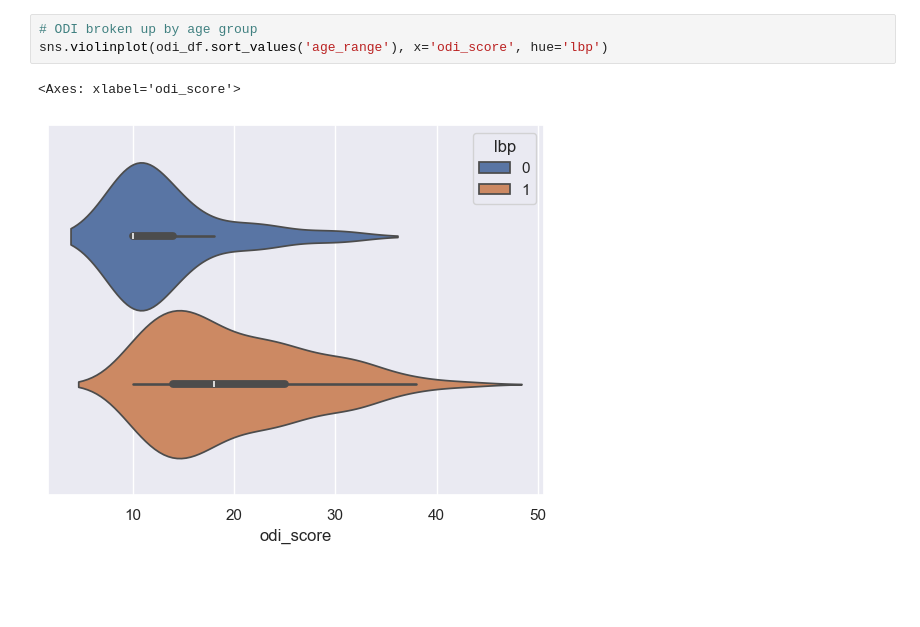
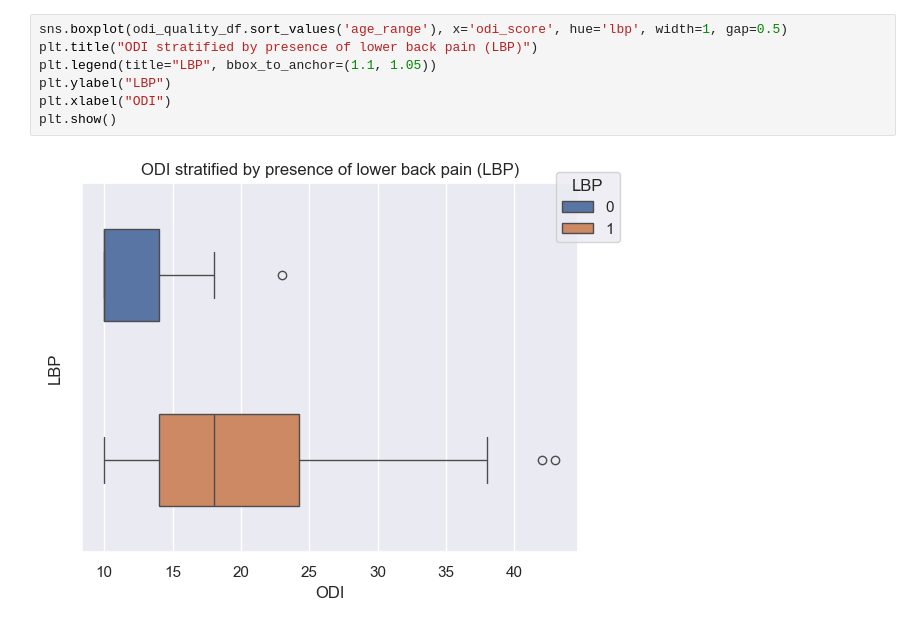
Before and after one commit to evanyfyip/vm-spinal-risk, a Jupyter notebook: vm-spinal-risk/notebooks/normative_odi_eda.ipynb, the cells around one changed output. Drawn from its saved outputs; the diff is of its cells as text; blank space fills up the shorter version.

```diff
--- a/vm-spinal-risk/notebooks/normative_odi_eda.ipynb
+++ b/vm-spinal-risk/notebooks/normative_odi_eda.ipynb
@@ -358,6 +124,9 @@ sns.boxplot(odi_df.sort_values('age_range'), x='odi_score', hue='lbp')
-# %%
-# ODI broken up by age group
-sns.violinplot(odi_df.sort_values('age_range'), x='odi_score', hue='lbp')
-# %% [output]
-<Axes: xlabel='odi_score'>
-[figure, removed]
+# %%
+sns.boxplot(odi_quality_df.sort_values('age_range'), x='odi_score', hue='lbp', width=1, gap=0.5)
+plt.title("ODI stratified by presence of lower back pain (LBP)")
+plt.legend(title="LBP", bbox_to_anchor=(1.1, 1.05))
+plt.ylabel("LBP")
+plt.xlabel("ODI")
+plt.show()
+# %% [output]
+[figure, added]
```
Also changed, not shown: parts of 24 cells of this notebook, 1 other file.
